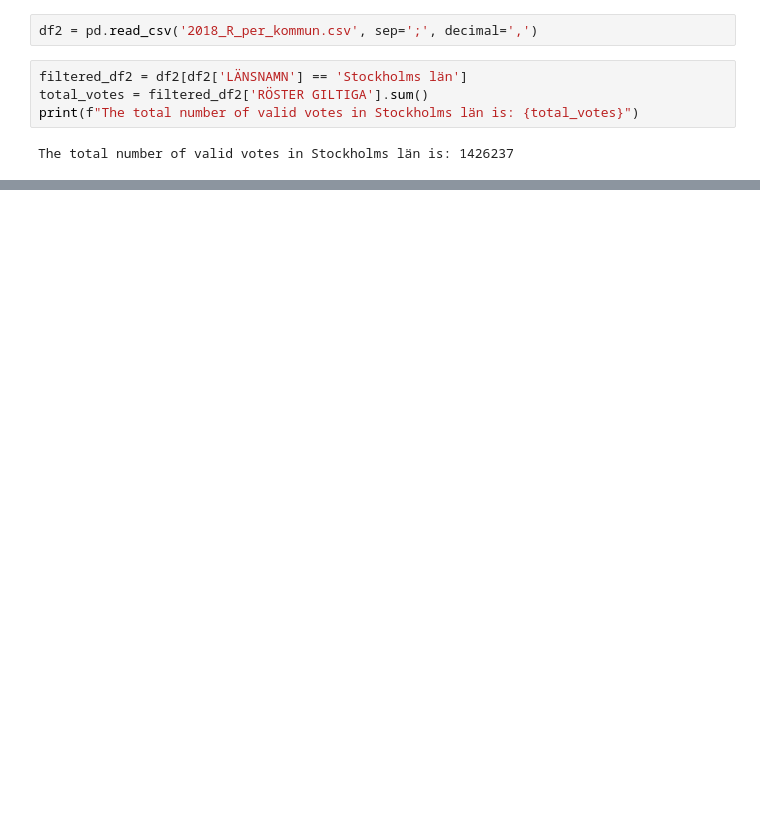
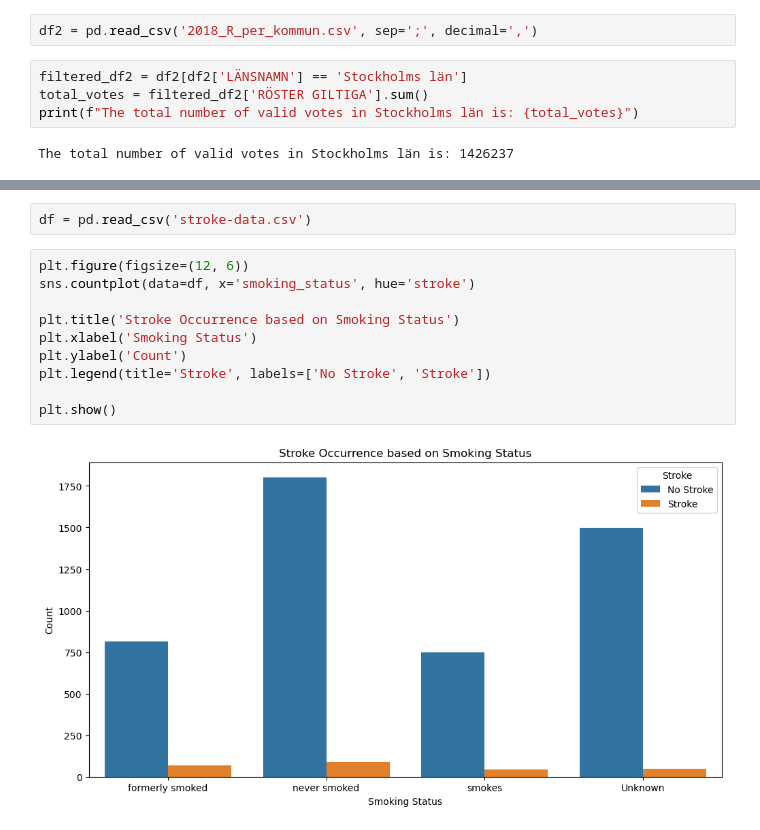
Before and after one commit to mathildecoffy/su-mt4007, a Jupyter notebook: HW2/HW2.ipynb, the cells around one changed output, grey strips where cells are left out. Drawn from its saved outputs; the diff is of its cells as text; blank space fills up the shorter version.

```diff
--- a/HW2/HW2.ipynb
+++ b/HW2/HW2.ipynb
@@ -75,0 +82,14 @@ In this part we analyse data about stroke cases and information about the indivi
+# %%
+df = pd.read_csv('stroke-data.csv')
+# %%
+plt.figure(figsize=(12, 6))
+sns.countplot(data=df, x='smoking_status', hue='stroke')
+
+plt.title('Stroke Occurrence based on Smoking Status')
+plt.xlabel('Smoking Status')
+plt.ylabel('Count')
+plt.legend(title='Stroke', labels=['No Stroke', 'Stroke'])
+
+plt.show()
+# %% [output]
+[figure, added]
```
Also changed, not shown: parts of 6 cells of this notebook, 1 other file.
